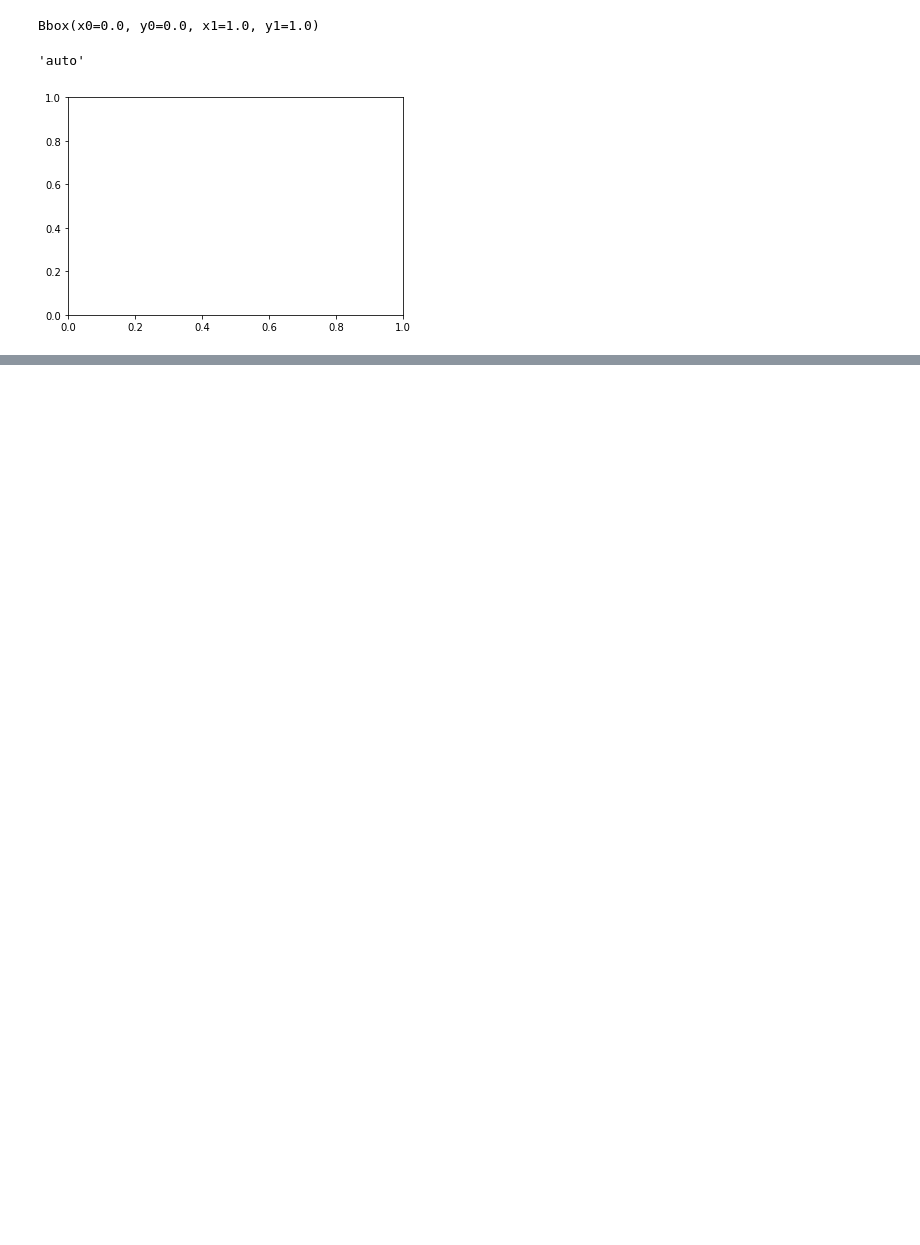
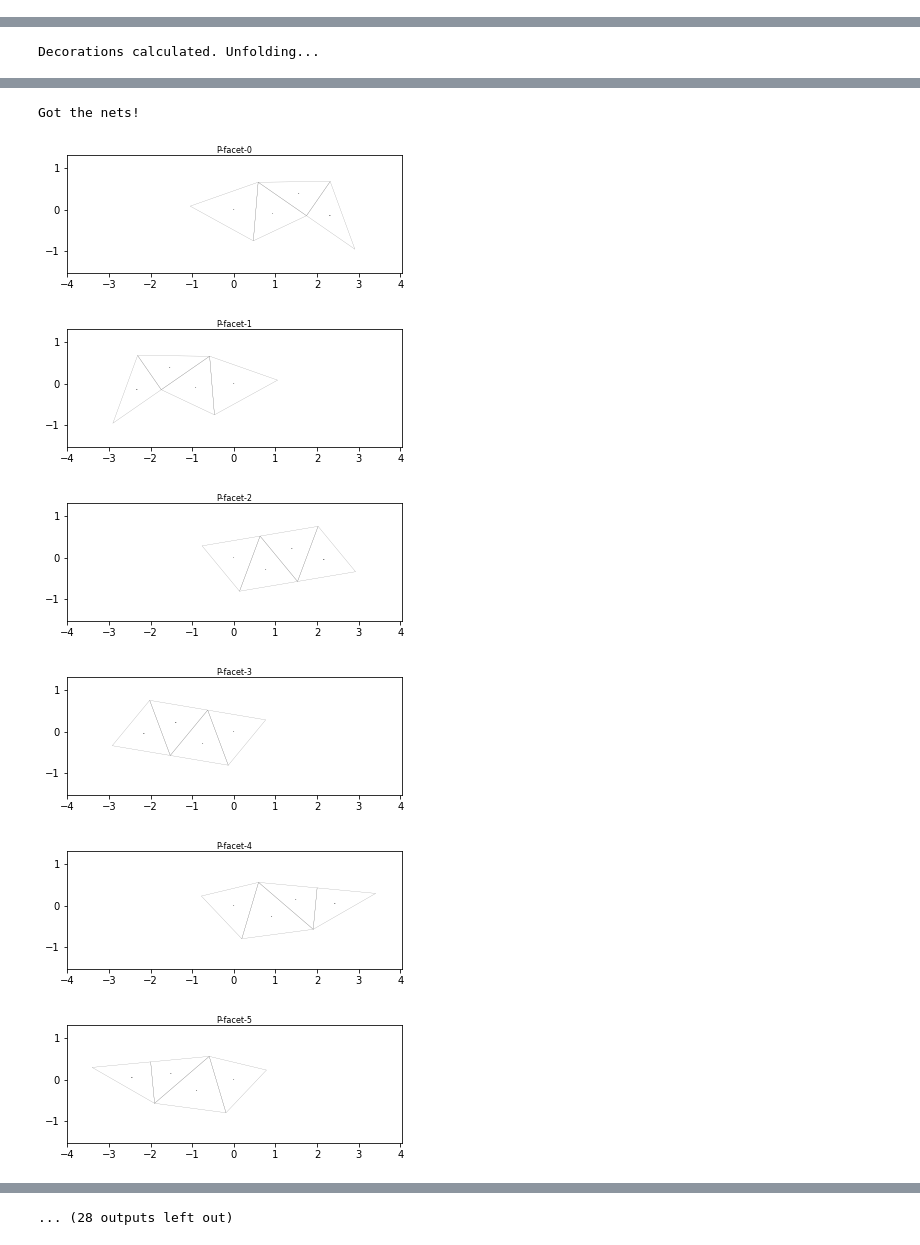
Before and after one commit to awmacpherson/polytope-unfolder, a Jupyter notebook: nets.ipynb, the cells around one changed output, grey strips where cells are left out. Cells and saved outputs as stored; diff of their text form; code cells hidden in the pictures; blank space fills up the shorter version.

```diff
--- a/nets.ipynb
+++ b/nets.ipynb
@@ -13,11 +11,3 @@ logger.remove()
-# %%
-fig,ax = plt.subplots()
-print(ax.viewLim)
-ax.get_aspect()
-# %% [output]
-Bbox(x0=0.0, y0=0.0, x1=1.0, y1=1.0)
-'auto'
-[figure, removed]
 # %%
 v_24cell = [
     [1, 0, 0, 0], [-1, 0, 0, 0],
@@ -93,14 +83,14 @@ def get_net_for_facet(P: Tope, i: int, keys=[]) -> Net:
     N = Net(F, T).unfold_with_meta(meta_keys=keys).in_own_span(meta_keys=keys)
     return N
 # %%
-MARGIN_FACTOR = 1.1
+MARGIN_FACTOR = 0.05
 
-from tope.plot import bounding_bbox, set_view, plot_in_view
+from tope.plot import bounding_bbox, plot_artists_in_view
 
 def plot_nets(
     P: Tope,
-    name: str,
-    margin_factor: float = MARGIN_FACTOR,
+    name: str = "P",
+    margin: float = MARGIN_FACTOR,
     dpi: int = 300,
     force=False,
     fmt="svg",
@@ -109,8 +99,6 @@ def plot_nets(
     hatch = False,
     label = True
 ):
-    mkdir_parents(name) if force else os.mkdir(name)
-
     nfacets = len(P.faces[P.dim-1])
     nets = [get_net_for_facet(P, i, keys=["cuts"]) for i in range(nfacets)] if hatch \
         else [get_net_for_facet(P, i) for i in range(nfacets)]
@@ -130,18 +118,19 @@ def plot_nets(
             LineCollection(get_cuts(N), colors="lightgrey", linewidths=0.05)
         )
 
-        if label: artists.append(
+        if label: artists.extend(
             Text(*pos, text=str(l), **label_config) for l, pos in get_facet_labels(N)
         )
 
         # draw the actual picture
-        fig, _ = plot_in_view(artists, bbox = bbox, margin = margin)
+        fig, ax = plot_artists_in_view(*artists, bbox = bbox, margin = margin)
 
+        facet_name = f"{name}-facet-{i}"
         # title with "default" positioning
-        ax.set_title(f"{name}-facet-{i}", **title_config)
+        ax.set_title(facet_name, **title_config)
 
         # store and next()
-        figs.append((str(i), fig))
+        figs.append((facet_name, fig))
 
     return figs
 # %%
@@ -156,9 +145,13 @@ hyperplanes = get_hyperplanes(
 # %%
 P = Tope.from_vertices(v_36cell)
 P.save_index()
-P.cut_2faces_with_hyperplanes(hyperplanes)
+#P.cut_2faces_with_hyperplanes(hyperplanes)
+print("Decorations calculated. Unfolding...")
 nets = plot_nets(P)
 
+print("Got the nets!")
+
 from tope.plot import save_figs_to_dir, save_figs_to_zip
-save_figs_to_zip(nets, force=True, fmt="png", dpi=600)
+save_figs_to_zip(nets, path="tmp/36-cell-test.zip", fmt="png", dpi=600)
 #save_nets(P, "figs/4902603", force=True, fmt="svg")
+# %% [output]
@@ -164,0 +175 @@ save_figs_to_zip(nets, force=True, fmt="png", dpi=600)
+Decorations calculated. Unfolding...
@@ -164,0 +193,7 @@ save_figs_to_zip(nets, force=True, fmt="png", dpi=600)
+Got the nets!
+[figure, added]
+[figure, added]
+[figure, added]
+[figure, added]
+[figure, added]
+[figure, added]
@@ -164,0 +202 @@ save_figs_to_zip(nets, force=True, fmt="png", dpi=600)
+... (28 outputs left out)
```
Also changed, not shown: parts of 9 cells of this notebook, 2 other files.
